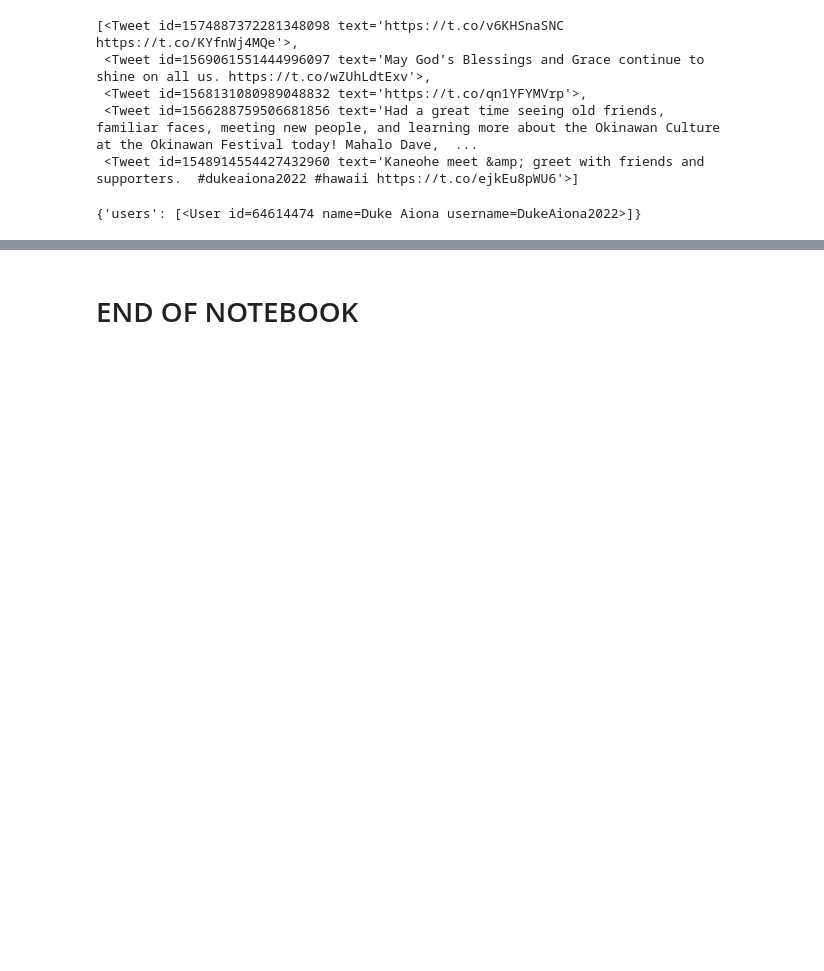
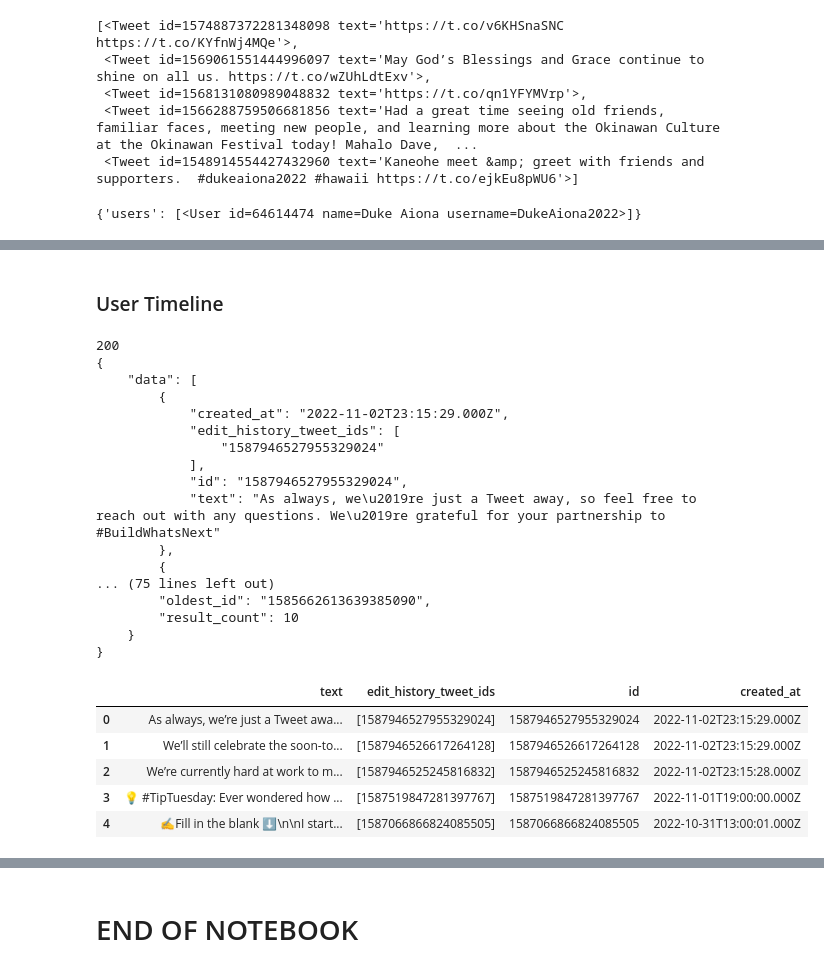
Before and after one commit to jon-chun/scrape-social-medias, a Jupyter notebook: scrape_twitter_usgovernors.ipynb, the cells around one changed output, grey strips where cells are left out. Cells and saved outputs as stored; diff of their text form; code cells hidden in the pictures; blank space fills up the shorter version.

```diff
--- a/scrape_twitter_usgovernors.ipynb
+++ b/scrape_twitter_usgovernors.ipynb
@@ -1463,0 +1478,5 @@ test_obj.includes
+# %%
+govs_d_user_df.drop_duplicates(inplace=True)
+govs_d_user_df.shape
+
+govs_d_id_ls = govs_d_user_df.id.to_list()
@@ -1483,0 +1722,15 @@ def get_user_tweets(username):
+# %%
+def get_user_following(id):
+    url = "https://api.twitter.com/2/users/{}/following".format(user_id)
+    json_response = connect_to_endpoint_wo_params(url)
+    return json_response
+
+# Test
+user_id = 2244994945
+
+json_response = get_user_following(user_id)
+print(json.dumps(json_response, indent=4, sort_keys=True))
+
+my_following_df = pd.DataFrame(json_response['data'])
+my_following_df.head()
+my_following_df.info()
@@ -1483,0 +1771,52 @@ def get_user_tweets(username):
+# %% [markdown]
+### User Timeline
+# %%
+def get_user_timeline(id, params):
+    url = "https://api.twitter.com/2/users/{}/tweets".format(id)
+    # params = {"tweet.fields": "created_at"}
+    json_response = connect_to_endpoint_with_params(url, params)
+    return json_response
+
+
+# Tweet fields are adjustable.
+# Options include:
+# attachments, author_id, context_annotations,
+# conversation_id, created_at, entities, geo, id,
+# in_reply_to_user_id, lang, non_public_metrics, organic_metrics,
+# possibly_sensitive, promoted_metrics, public_metrics, referenced_tweets,
+# source, text, and withheld
+my_params = {"tweet.fields": "created_at"}
+
+# Test
+user_id = 2244994945
+
+json_response = get_user_timeline(user_id, my_params)
+print(json.dumps(json_response, indent=4, sort_keys=True))
+
+my_timeline_df = pd.DataFrame(json_response['data'])
+my_timeline_df.head()
+my_timeline_df.info()
+# %% [output]
+200
+{
+    "data": [
+        {
+            "created_at": "2022-11-02T23:15:29.000Z",
+            "edit_history_tweet_ids": [
+                "1587946527955329024"
+            ],
+            "id": "1587946527955329024",
+            "text": "As always, we\u2019re just a Tweet away, so feel free to reach out with any questions. We\u2019re grateful for your partnership to #BuildWhatsNext"
+        },
+        {
+... (75 lines left out)
+        "oldest_id": "1585662613639385090",
+        "result_count": 10
+    }
+}
+|  | text | edit_history_tweet_ids | id | created_at |
+| 0 | As always, we’re just a Tweet awa... | [1587946527955329024] | 1587946527955329024 | 2022-11-02T23:15:29.000Z |
+| 1 | We’ll still celebrate the soon-to... | [1587946526617264128] | 1587946526617264128 | 2022-11-02T23:15:29.000Z |
+| 2 | We’re currently hard at work to m... | [1587946525245816832] | 1587946525245816832 | 2022-11-02T23:15:28.000Z |
+| 3 | 💡 #TipTuesday: Ever wondered how ... | [1587519847281397767] | 1587519847281397767 | 2022-11-01T19:00:00.000Z |
+| 4 | ✍️Fill in the blank ⬇️\n\nI start... | [1587066866824085505] | 1587066866824085505 | 2022-10-31T13:00:01.000Z |
```
Also changed, not shown: parts of 30 cells of this notebook.
